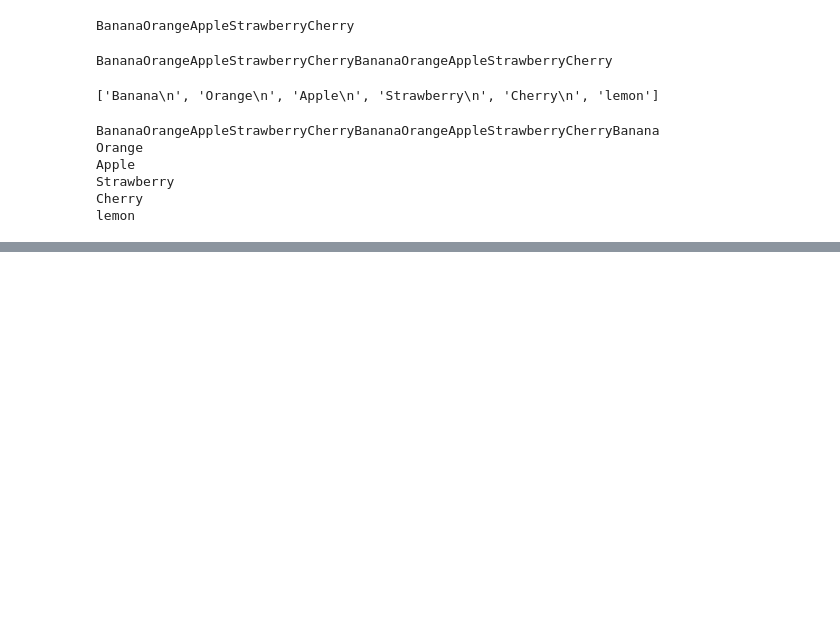
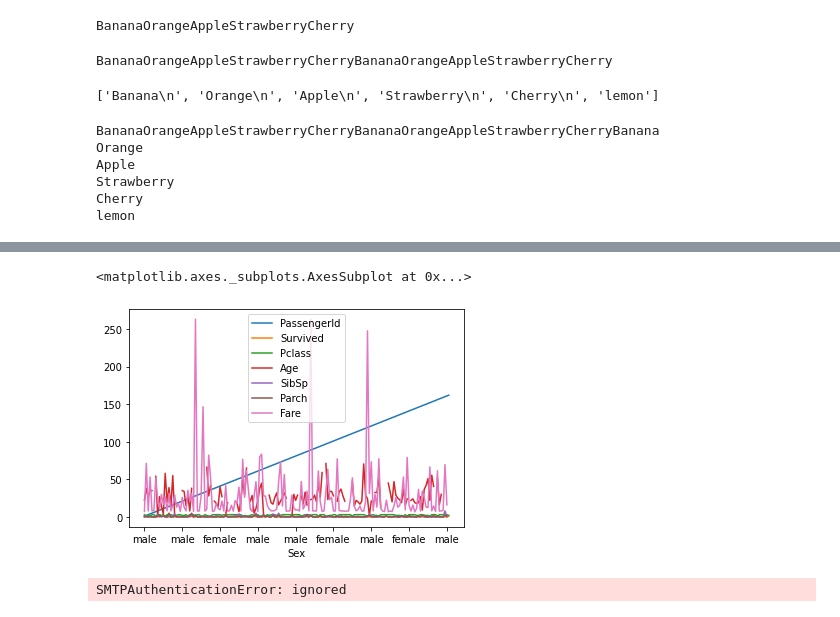
Before and after one commit to tariksitki/My_Colab_Python_Works, a Jupyter notebook: Working_with_Files.ipynb, the cells around one changed output, grey strips where cells are left out. Drawn from its saved outputs; the diff is of its cells as text; code cells hidden in the pictures; blank space fills up the shorter version.

```diff
--- a/Working_with_Files.ipynb
+++ b/Working_with_Files.ipynb
@@ -1446,0 +1885,5 @@ Ebedi yurdumun üstünde benim inlemeli.
+# %%
+df.plot("Sex")
+# %% [output]
+<matplotlib.axes._subplots.AxesSubplot at 0x...>
+[figure, added]
@@ -1446,0 +1893,15 @@ Ebedi yurdumun üstünde benim inlemeli.
+# %%
+import smtplib
+password = "Stc97531."
+server = smtplib.SMTP("smtp.gmail.com", 587)
+server.starttls()
+
+server.login("tariksitki0119", password)
+
+message = "\n Bu mesaj tariktan"
+
+server.sendmail("tariksitki0119@gmail.com", "tariksitki0119@gmail.com", message)
+
+server.quit()
+# %% [output]
+SMTPAuthenticationError: ignored
```
Also changed, not shown: parts of 46 cells of this notebook.
